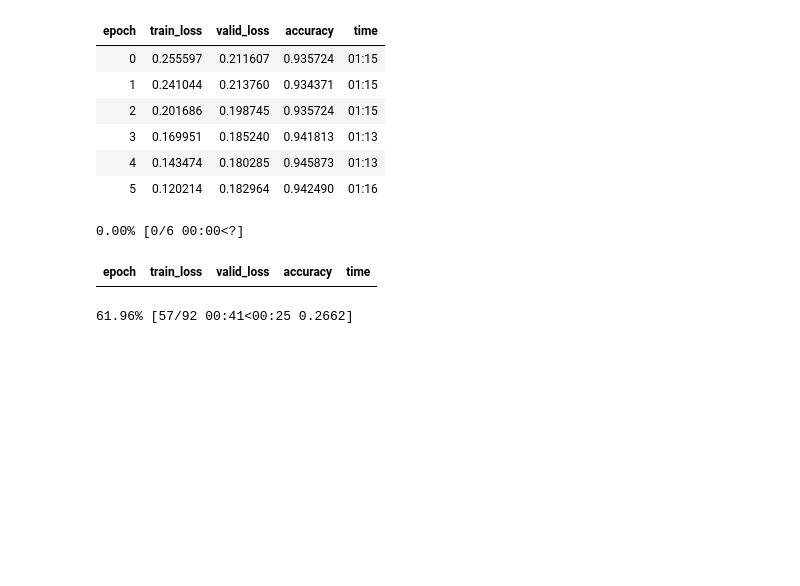
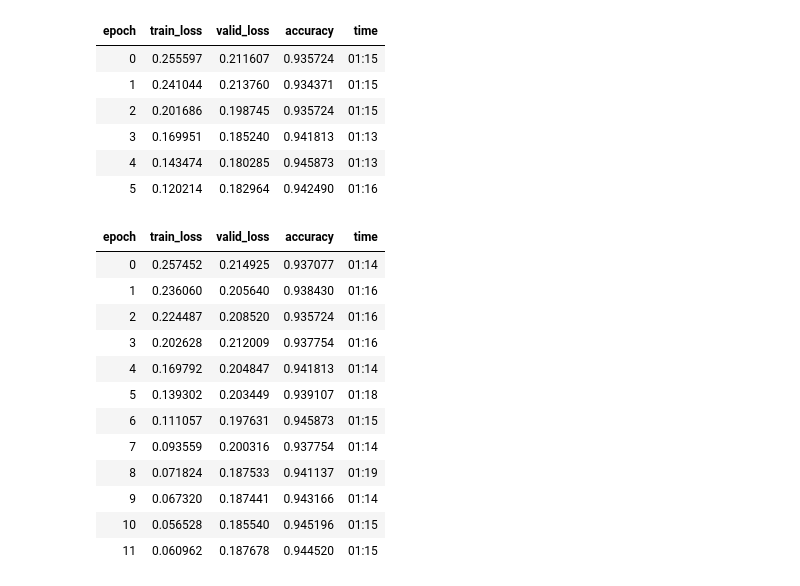
Before and after one commit to ajibigad/ML-Playground, a Jupyter notebook: Transfer_Learning.ipynb, the cells around one changed output. Cells and saved outputs as stored; diff of their text form; code cells hidden in the pictures; blank space fills up the shorter version.

```diff
--- a/Transfer_Learning.ipynb
+++ b/Transfer_Learning.ipynb
@@ -129,8 +129,18 @@ learn.fit_one_cycle(6, lr_max=3.01e-5) # use valley
 | 5 | 0.120214 | 0.182964 | 0.942490 | 01:16 |
 # %%
 learn.load('post_freeze_checkpoint')
-learn.fit_one_cycle(6, lr_max=slice(3.01e-6, 3.01e-4)) # discriminative learning rate
+learn.fit_one_cycle(12, lr_max=slice(3.01e-6, 3.01e-4)) # discriminative learning rate
 # %% [output]
-0.00% [0/6 00:00<?]
 | epoch | train_loss | valid_loss | accuracy | time |
+| 0 | 0.257452 | 0.214925 | 0.937077 | 01:14 |
+| 1 | 0.236060 | 0.205640 | 0.938430 | 01:16 |
+| 2 | 0.224487 | 0.208520 | 0.935724 | 01:16 |
+| 3 | 0.202628 | 0.212009 | 0.937754 | 01:16 |
+| 4 | 0.169792 | 0.204847 | 0.941813 | 01:14 |
+| 5 | 0.139302 | 0.203449 | 0.939107 | 01:18 |
+| 6 | 0.111057 | 0.197631 | 0.945873 | 01:15 |
+| 7 | 0.093559 | 0.200316 | 0.937754 | 01:14 |
+| 8 | 0.071824 | 0.187533 | 0.941137 | 01:19 |
+| 9 | 0.067320 | 0.187441 | 0.943166 | 01:14 |
+| 10 | 0.056528 | 0.185540 | 0.945196 | 01:15 |
+| 11 | 0.060962 | 0.187678 | 0.944520 | 01:15 |
-61.96% [57/92 00:41<00:25 0.2662]
```
